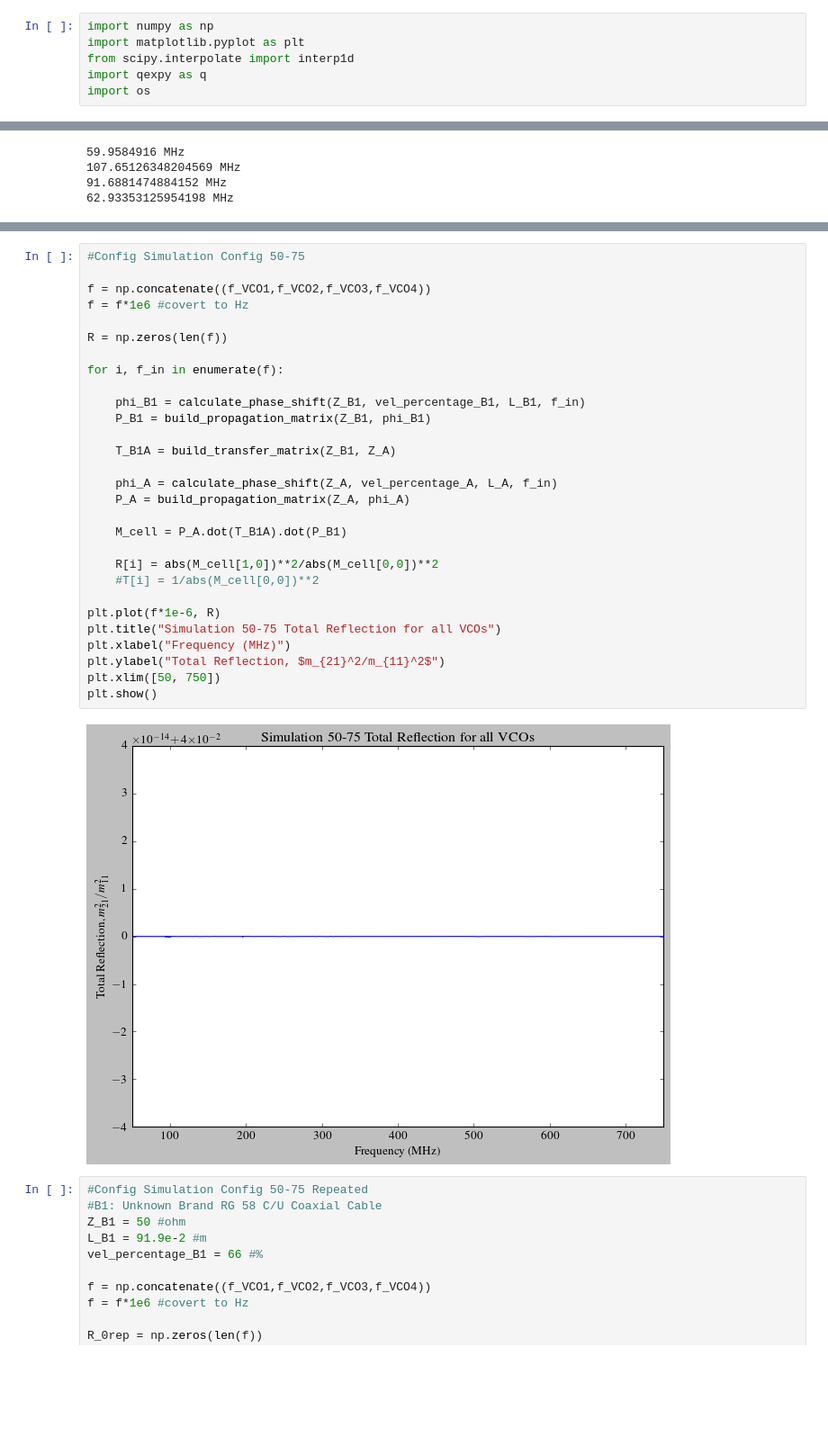
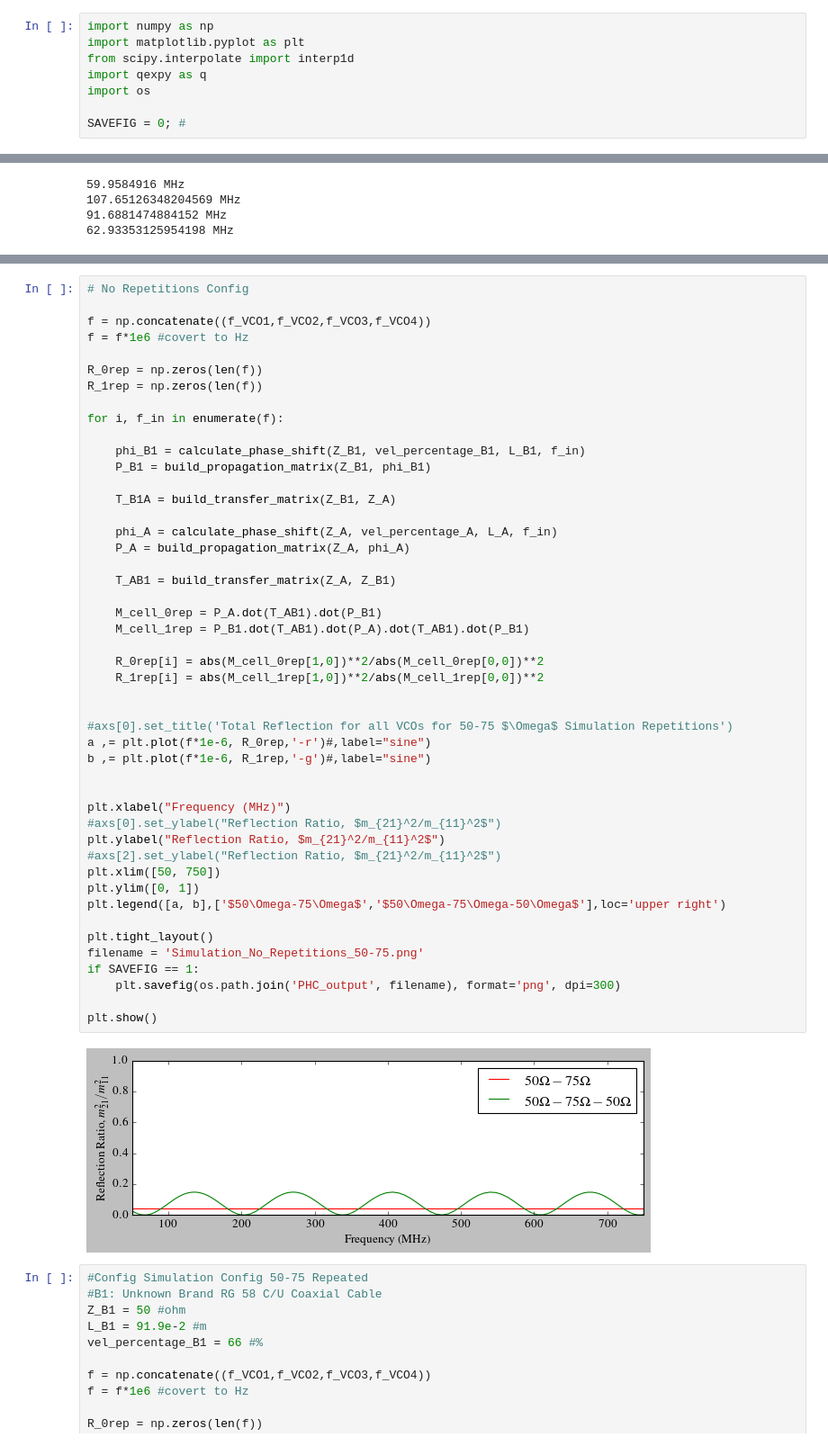
Before and after one commit to genhayes/Photonic-Crystals-Simulations, a Jupyter notebook: PHC_data_analysis.ipynb, the cells around one changed output, grey strips where cells are left out. Shown at 90% size. Cells and saved outputs as stored; diff of their text form; blank space fills up the shorter version.

```diff
--- a/PHC_data_analysis.ipynb
+++ b/PHC_data_analysis.ipynb
@@ -12,6 +12,8 @@ import matplotlib.pyplot as plt
 from scipy.interpolate import interp1d
 import qexpy as q
 import os
+
+SAVEFIG = 0; #
 # %% [markdown]
 # VCO Frequency Calibration
 # %%
@@ -202,34 +205,52 @@ S5.
 # %%
-#Config Simulation Config 50-75
+# No Repetitions Config
 
 f = np.concatenate((f_VCO1,f_VCO2,f_VCO3,f_VCO4))
 f = f*1e6 #covert to Hz
 
-R = np.zeros(len(f))
+R_0rep = np.zeros(len(f))
+R_1rep = np.zeros(len(f))
 
 for i, f_in in enumerate(f):
 
     phi_B1 = calculate_phase_shift(Z_B1, vel_percentage_B1, L_B1, f_in)
     P_B1 = build_propagation_matrix(Z_B1, phi_B1)
 
     T_B1A = build_transfer_matrix(Z_B1, Z_A)
 
     phi_A = calculate_phase_shift(Z_A, vel_percentage_A, L_A, f_in)
     P_A = build_propagation_matrix(Z_A, phi_A)
 
-    M_cell = P_A.dot(T_B1A).dot(P_B1)
+    T_AB1 = build_transfer_matrix(Z_A, Z_B1)
 
-    R[i] = abs(M_cell[1,0])**2/abs(M_cell[0,0])**2
-    #T[i] = 1/abs(M_cell[0,0])**2
+    M_cell_0rep = P_A.dot(T_AB1).dot(P_B1)
+    M_cell_1rep = P_B1.dot(T_AB1).dot(P_A).dot(T_AB1).dot(P_B1)
 
-plt.plot(f*1e-6, R)
-plt.title("Simulation 50-75 Total Reflection for all VCOs")
+    R_0rep[i] = abs(M_cell_0rep[1,0])**2/abs(M_cell_0rep[0,0])**2
+    R_1rep[i] = abs(M_cell_1rep[1,0])**2/abs(M_cell_1rep[0,0])**2
+
+
+#axs[0].set_title('Total Reflection for all VCOs for 50-75 $\Omega$ Simulation Repetitions')
+a ,= plt.plot(f*1e-6, R_0rep,'-r')#,label="sine")
+b ,= plt.plot(f*1e-6, R_1rep,'-g')#,label="sine")
+
+
 plt.xlabel("Frequency (MHz)")
-plt.ylabel("Total Reflection, $m_{21}^2/m_{11}^2$")
+#axs[0].set_ylabel("Reflection Ratio, $m_{21}^2/m_{11}^2$")
+plt.ylabel("Reflection Ratio, $m_{21}^2/m_{11}^2$")
+#axs[2].set_ylabel("Reflection Ratio, $m_{21}^2/m_{11}^2$")
 plt.xlim([50, 750])
+plt.ylim([0, 1])
+plt.legend([a, b],['$50\Omega-75\Omega$','$50\Omega-75\Omega-50\Omega$'],loc='upper right')
+
+plt.tight_layout()
+filename = 'Simulation_No_Repetitions_50-75.png'
+if SAVEFIG == 1:
+    plt.savefig(os.path.join('PHC_output', filename), format='png', dpi=300)
+
 plt.show()
 # %% [output]
-[figure, old version]
+[figure, new version]
 # %%
 #Config Simulation Config 50-75 Repeated
 #B1: Unknown Brand RG 58 C/U Coaxial Cable
```
Also changed, not shown: parts of 6 cells of this notebook.
